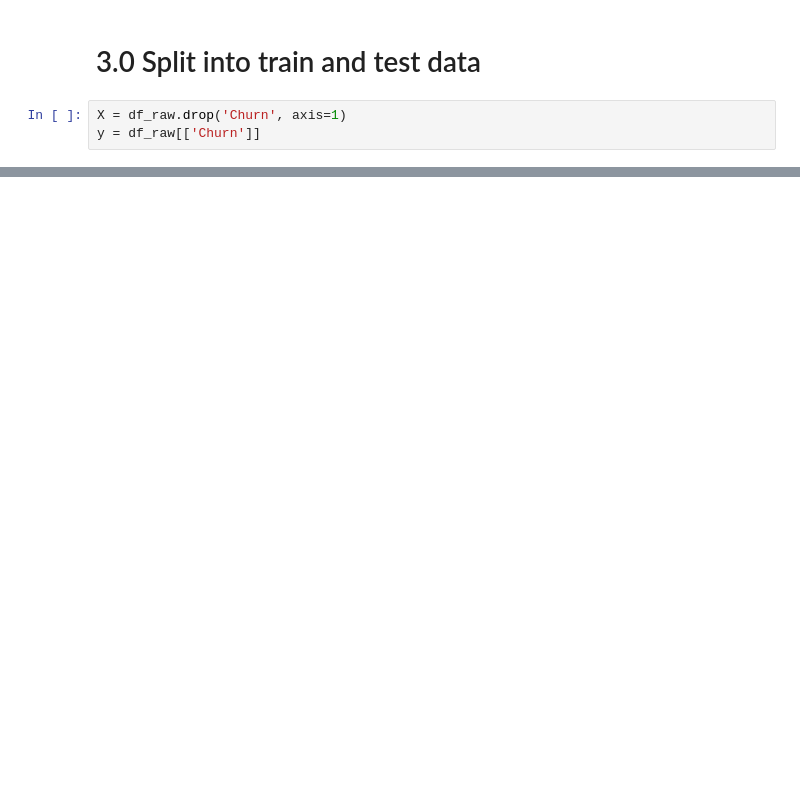
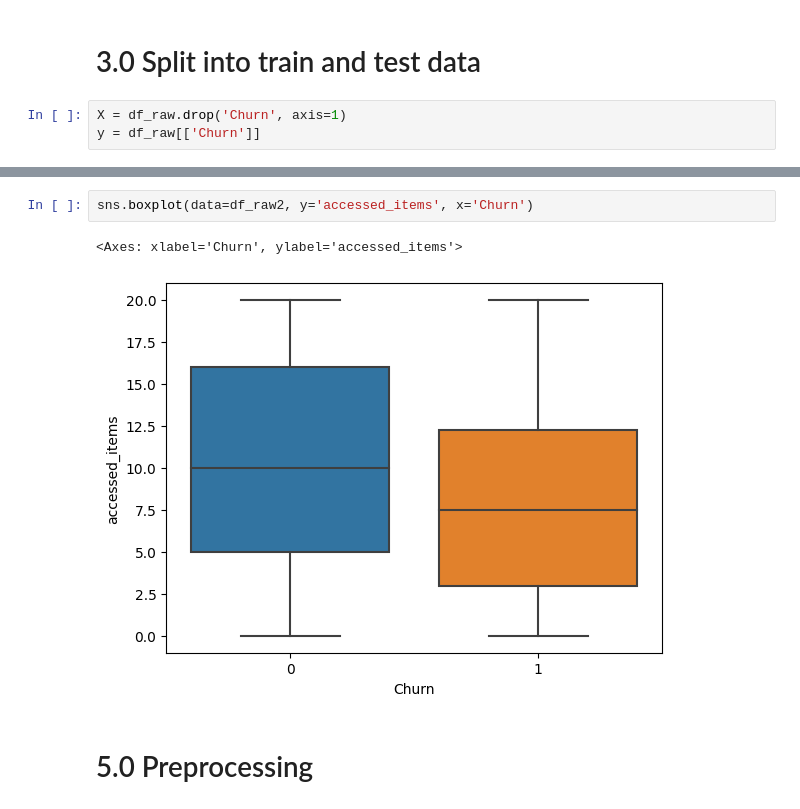
Before and after one commit to YuriCatramby/ds-clf-churn-prediction, a Jupyter notebook: project-model.ipynb, the cells around one changed output, grey strips where cells are left out. Saved outputs shown, nothing was run; the diff lists cells and outputs as text; blank space fills up the shorter version.

```diff
--- a/project-model.ipynb
+++ b/project-model.ipynb
@@ -121,0 +175,7 @@ memory usage: 28.0 KB
+# %%
+sns.boxplot(data=df_raw2, y='accessed_items', x='Churn')
+# %% [output]
+<Axes: xlabel='Churn', ylabel='accessed_items'>
+[figure, added]
+# %% [markdown]
+# 5.0 Preprocessing
```
Also changed, not shown: parts of 19 cells of this notebook.
